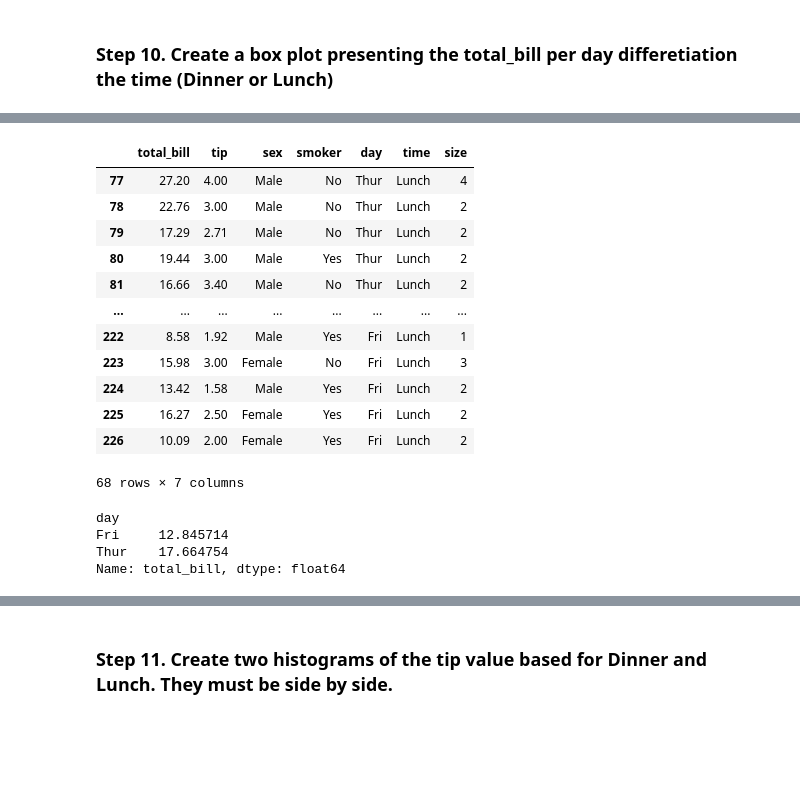
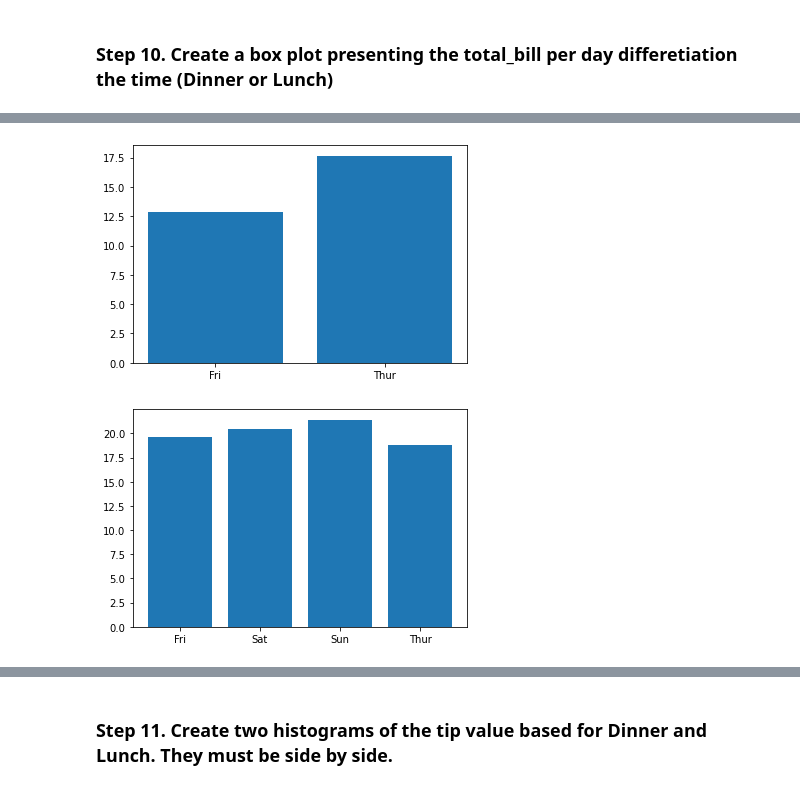
Before and after one commit to Hugo0019/pandas_exercises, a Jupyter notebook: 07_Visualization/Tips/Exercises.ipynb, the cells around one changed output, grey strips where cells are left out. Cells and saved outputs as stored; diff of their text form; code cells hidden in the pictures; blank space fills up the shorter version.

```diff
--- a/07_Visualization/Tips/Exercises.ipynb
+++ b/07_Visualization/Tips/Exercises.ipynb
@@ -95,23 +79,10 @@ df_tips
-# %%
-df_tips[df_tips.time=='Lunch']
-# %% [output]
-|  | total_bill | tip | sex | smoker | day | time | size |
-| 77 | 27.20 | 4.00 | Male | No | Thur | Lunch | 4 |
-| 78 | 22.76 | 3.00 | Male | No | Thur | Lunch | 2 |
-| 79 | 17.29 | 2.71 | Male | No | Thur | Lunch | 2 |
-| 80 | 19.44 | 3.00 | Male | Yes | Thur | Lunch | 2 |
-| 81 | 16.66 | 3.40 | Male | No | Thur | Lunch | 2 |
-| ... | ... | ... | ... | ... | ... | ... | ... |
-| 222 | 8.58 | 1.92 | Male | Yes | Fri | Lunch | 1 |
-| 223 | 15.98 | 3.00 | Female | No | Fri | Lunch | 3 |
-| 224 | 13.42 | 1.58 | Male | Yes | Fri | Lunch | 2 |
-| 225 | 16.27 | 2.50 | Female | Yes | Fri | Lunch | 2 |
-| 226 | 10.09 | 2.00 | Female | Yes | Fri | Lunch | 2 |
-68 rows × 7 columns
 # %%
-df_tips[df_tips.time=='Lunch'].groupby('day').total_bill.mean()
+df_Lunch=df_tips[df_tips.time=='Lunch'].groupby('day').total_bill.mean()
+pltbarLunch=plt.bar(x=df_Lunch.index,height=df_Lunch.values)
 # %% [output]
-day
-Fri     12.845714
-Thur    17.664754
-Name: total_bill, dtype: float64
+[figure, added]
+# %%
+df_Dinner=df_tips[df_tips.time=='Dinner'].groupby('day').total_bill.mean()
+pltbarDinner=plt.bar(x=df_Dinner.index,height=df_Dinner.values)
+# %% [output]
+[figure, added]
```
Also changed, not shown: parts of 9 cells of this notebook, 6 other files.
